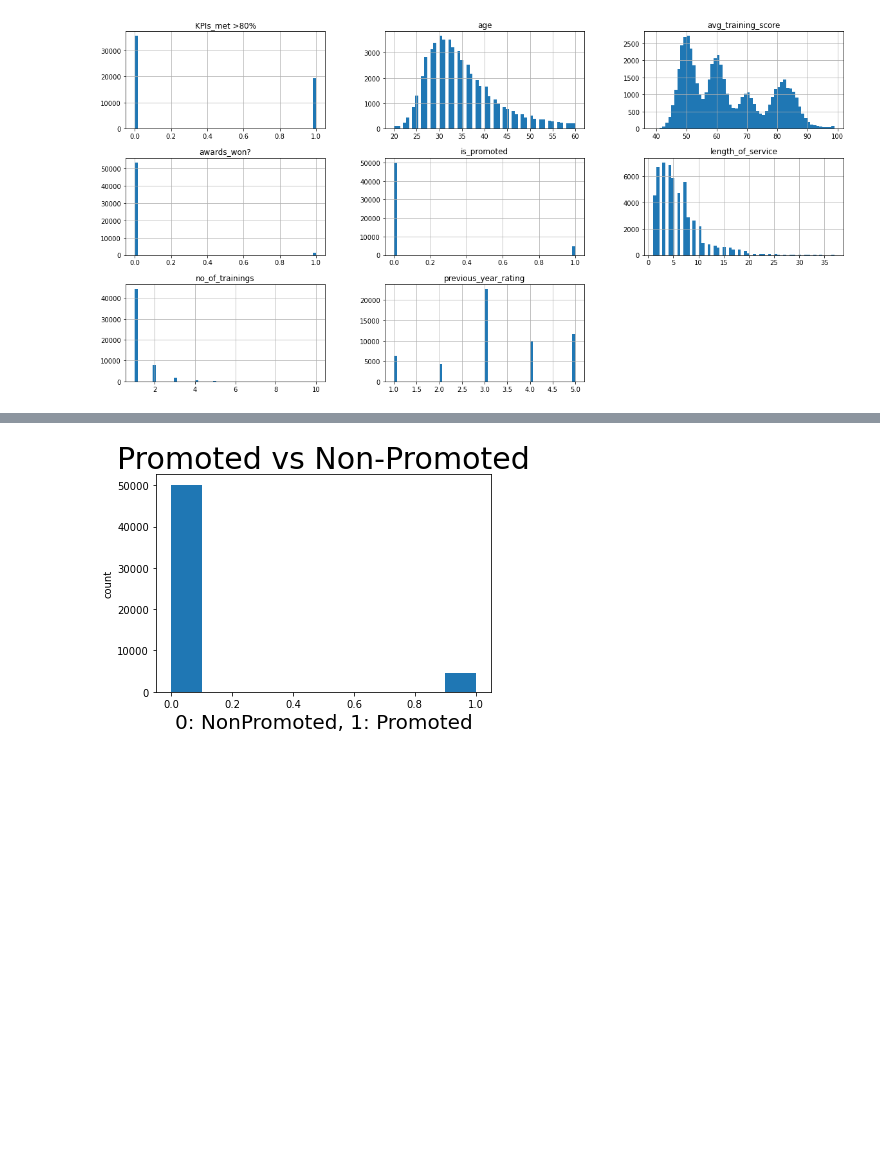
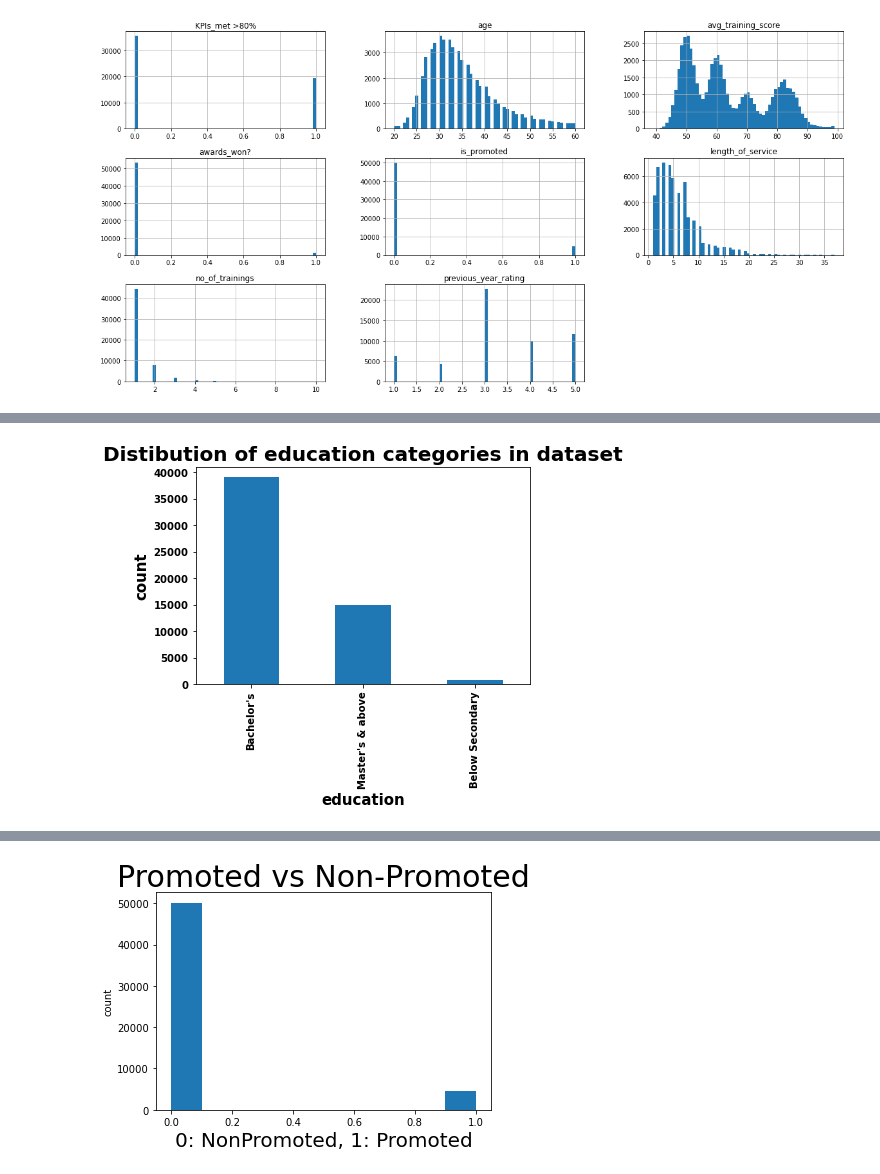
Before and after one commit to ayaadelhassan/HR-Analytics, a Jupyter notebook: HR-Analytics.ipynb, the cells around one changed output, grey strips where cells are left out. Drawn from its saved outputs; the diff is of its cells as text; code cells hidden in the pictures; blank space fills up the shorter version.

```diff
--- a/HR-Analytics.ipynb
+++ b/HR-Analytics.ipynb
@@ -255,0 +275,10 @@ dataset['recruitment_channel'].value_counts().plot(kind='bar')
+# %%
+dataset['education'].value_counts().plot(kind='bar')
+plt.title('Distibution of education categories in dataset',fontweight='bold',fontsize = 20)
+plt.xlabel('education',fontweight='bold',fontsize = 15)
+plt.ylabel('count',fontweight='bold',fontsize = 15)
+plt.xticks(fontweight="bold",fontsize = 10)
+plt.yticks(fontweight="bold",fontsize = 10)
+plt.show()
+# %% [output]
+[figure, added]
```
Also changed, not shown: parts of 12 cells of this notebook, 23 other files.
